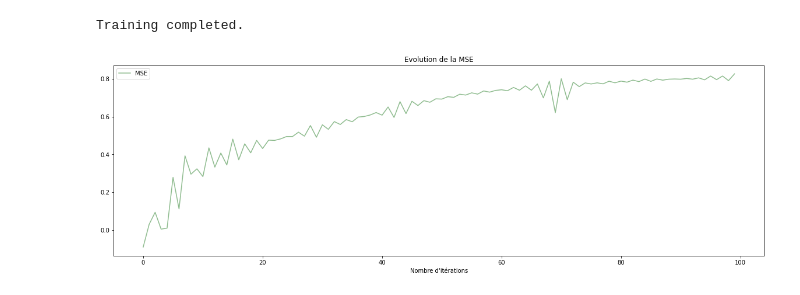
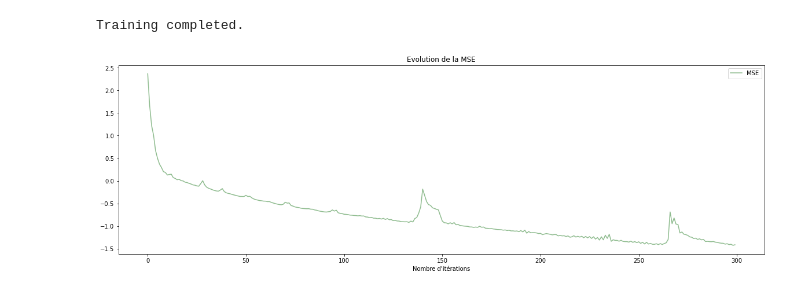
Before and after one commit to Amayas29/neural-networks, a Jupyter notebook: experimentations/autoencoder.ipynb, the cells around one changed output. Saved outputs shown, nothing was run; the diff lists cells and outputs as text; code cells hidden in the pictures.

Commit message:
A optim

```diff
--- a/experimentations/autoencoder.ipynb
+++ b/experimentations/autoencoder.ipynb
@@ -76,42 +74,34 @@ plt.imshow(X_train[11].reshape((16, 16)))
 # %%
 input_neurons = X_train.shape[1]
 h1 = 128
 h2 = 64
-h3 = 32
-h4 = 16
+h3 = 10
 
 encoder = [
     Linear(input_neurons, h1, bias=True),
     TanH(),
     Linear(h1, h2, bias=True),
     TanH(),
     Linear(h2, h3, bias=True),
-    TanH(),
-    Linear(h3, h4, bias=True),
     TanH()
 ]
 
 decoder = [
-    Linear(h4, h3, bias=True),
-    TanH(),
     Linear(h3, h2, bias=True),
     TanH(),
     Linear(h2, h1, bias=True),
     TanH(),
     Linear(h1, input_neurons, bias=True),
     Sigmoide()
 ]
 
 net = Sequentiel([*encoder, *decoder])
 
 optim = Optim(net, BCELoss(), eps=1e-5)
-optim.SGD(X_train, X_train, batch_size=len(X_train), epochs=100, verbose=False)
+optim.SGD(X_train, X_train, batch_size=len(X_train), epochs=300, verbose=False)
 
-# plot_net(X_train, y_train, net, optim.train_loss, net_type="auto_encodeur")
-# print("Accuracy :", accuracy(net, X_train, y_train, multi_class=True))
+plot_net(X_train, y_train, net, optim.train_loss, net_type="auto_encodeur")
+Xhat = net(X_train)
 # %% [output]
 Training completed.
+[figure, added]
-# %%
-plot_net(X_train, y_train, net, optim.train_loss, net_type="auto_encodeur")
-# %% [output]
-[figure, removed]
```
Also changed, not shown: parts of 14 cells of this notebook, 1 other file.
